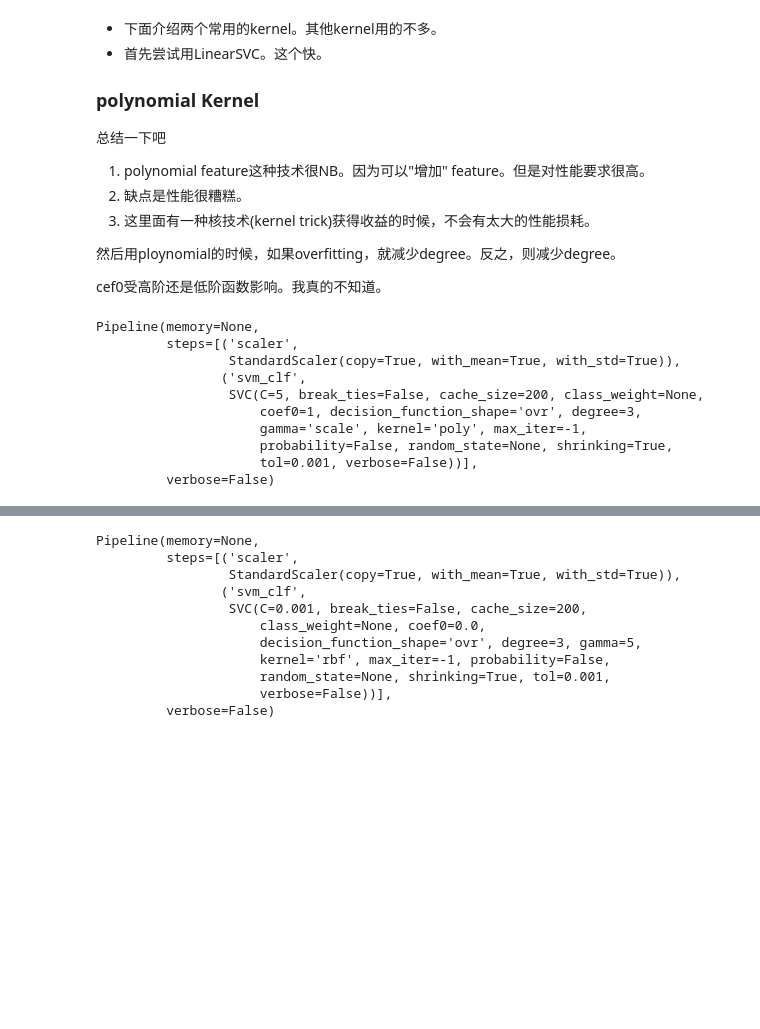
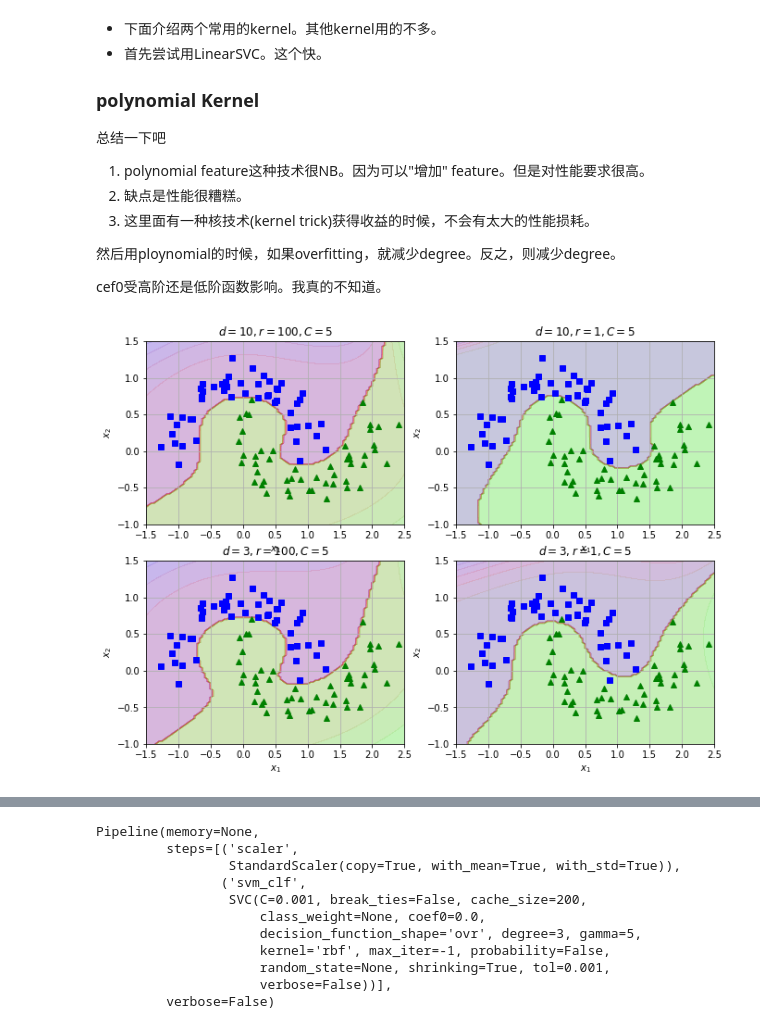
Before and after one commit to ageron/handson-ml, a Jupyter notebook: myNoteBook/chapter5.ipynb, the cells around one changed output, grey strips where cells are left out. Drawn from its saved outputs; the diff is of its cells as text; code cells hidden in the pictures; blank space fills up the shorter version.

Commit message:
chapter5: add example about how to use matplotlib

```diff
--- a/myNoteBook/chapter5.ipynb
+++ b/myNoteBook/chapter5.ipynb
@@ -89,26 +99,62 @@ ploynomial.fit_transform(X,y).shape
 然后用ploynomial的时候，如果overfitting，就减少degree。反之，则减少degree。
 
 cef0受高阶还是低阶函数影响。我真的不知道。
-# %%
-from sklearn.svm import SVC
-
-ploy_kernel_svm_clf = Pipeline([
-    ("scaler",StandardScaler()),
-    ("svm_clf",SVC(kernel="poly",degree=3,coef0=1,C=5))
-])
-
-ploy_kernel_svm_clf.fit(X,y)
-# %% [output]
-Pipeline(memory=None,
-         steps=[('scaler',
-                 StandardScaler(copy=True, with_mean=True, with_std=True)),
-                ('svm_clf',
-                 SVC(C=5, break_ties=False, cache_size=200, class_weight=None,
-                     coef0=1, decision_function_shape='ovr', degree=3,
-                     gamma='scale', kernel='poly', max_iter=-1,
-                     probability=False, random_state=None, shrinking=True,
-                     tol=0.001, verbose=False))],
-         verbose=False)
+# %%
+from sklearn.svm import SVC
+import matplotlib.pyplot as plt
+
+
+
+def plot_dataset(ax, X, y, axes):
+    ax.plot(X[:, 0][y==0], X[:, 1][y==0], "bs")
+    ax.plot(X[:, 0][y==1], X[:, 1][y==1], "g^")
+    ax.axis(axes)
+    ax.grid(True, which='both')
+    ax.set(xlabel=r"$x_1$", ylabel=r"$x_2$")
+
+def plot_predictions(ax,clf,axes):
+    x0s = np.linspace(axes[0],axes[1],100)
+    x1s = np.linspace(axes[2],axes[3],100)
+    x0,x1= np.meshgrid(x0s,x1s)
+    X = np.c_[x0.ravel(),x1.ravel()]
+    y_pred = clf.predict(X).reshape(x0.shape)
+    y_decision = clf.decision_function(X).reshape(x0.shape)
+
+    ax.contourf(x0,x1,y_pred,cmap=plt.cm.brg, alpha=0.2)
+    ax.contourf(x0,x1,y_decision,cmap=plt.cm.brg, alpha=0.1)
+
+from sklearn.datasets import make_moons
+X, y = make_moons(n_samples=100, noise=0.15, random_state=42)
+
+def create_svc_ploy_model(d,r,C):
+    ploy_kernel_svm_clf = Pipeline([
+        ("poly_features", PolynomialFeatures(degree=3)),
+        ("scaler", StandardScaler()),
+        ("svm_clf", SVC(kernel="poly",degree=d,coef0=r,C=C))
+    ])
+
+    ploy_kernel_svm_clf.fit(X,y)
+    return ploy_kernel_svm_clf
+
+fig, axs = plt.subplots(2,2,figsize=(11, 8))
+axis_size = [-1.5,2.5,-1,1.5]
+plot_predictions(axs[0,0],create_svc_ploy_model(10,100,5),axis_size)
+axs[0,0].set_title(r"$d=10, r=100, C=5$",)
+plot_predictions(axs[0,1],create_svc_ploy_model(10,1,5),axis_size)
+axs[0,1].set_title(r"$d=10, r=1, C=5$",)
+plot_predictions(axs[1,0],create_svc_ploy_model(3,100,5),axis_size)
+axs[1,0].set_title(r"$d=3, r=100, C=5$",)
+plot_predictions(axs[1,1],create_svc_ploy_model(3,1,5),axis_size)
+axs[1,1].set_title(r"$d=3, r=1, C=5$",)
+
+for ax in axs.ravel():
+    plot_dataset(ax,X,y,axis_size)
+
+
+
+plt.show()
+# %% [output]
+[figure, added]
 # %% [markdown]
 ### Gaussian RBF
 
```
Also changed, not shown: parts of 3 cells of this notebook, 2 other files.
